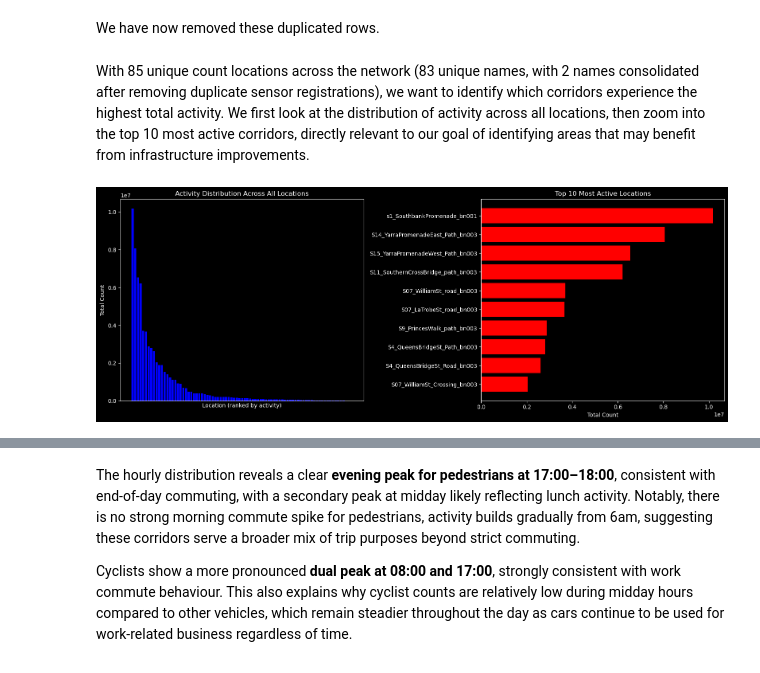
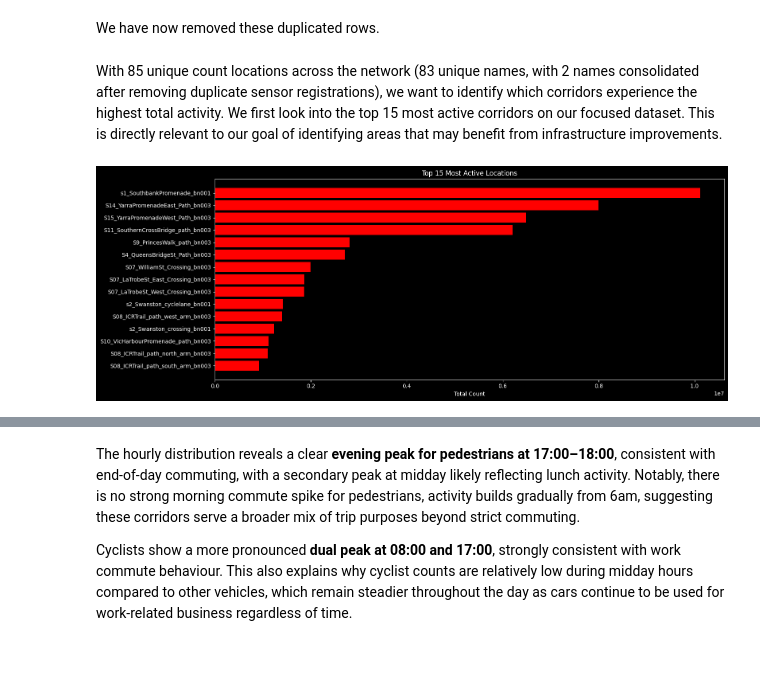
Before and after one commit to notfatdan/37373Project, a Jupyter notebook: Project Template Programming for Data Analysis Autumn 2026.ipynb, the cells around one changed output, grey strips where cells are left out. Cells and saved outputs as stored; diff of their text form; code cells hidden in the pictures.

```diff
--- a/Project Template Programming for Data Analysis Autumn 2026.ipynb
+++ b/Project Template Programming for Data Analysis Autumn 2026.ipynb
@@ -154,16 +154,3 @@ quarter                             int64
 dtype: object
 # %% [markdown]
 We will also add some extra columns that will be used in data exploration:
-# %%
-df["month"] = df["from"].dt.month # add months to df
-df["day_of_week"] = df["from"].dt.day_name().astype("category") # add day of week
-
-# group all non-focus transportation types into other in "class_group" column (focus transportation are pedestrian and cyclist)
-df["class_group"] = df["class"].map(lambda x: x if x in ["pedestrian", "cyclist"] else "other").astype("category")
-
-def get_season(month):
-    if month in [12, 1, 2]: return "Summer"
-    elif month in [3, 4, 5]: return "Autumn"
-    elif month in [6, 7, 8]: return "Winter"
-    else: return "Spring"
-df["season"] = df["month"].map(get_season).astype("category")
@@ -169,0 +166,4 @@ df["season"] = df["month"].map(get_season).astype("category")
+# %%
+df_focused = df[df["class"].isin(["pedestrian", "cyclist"])].copy()
+df_focused["class"] = df_focused["class"].cat.remove_unused_categories()
+print(df_focused["class"].value_counts())
@@ -242,37 +247,30 @@ Rows after deduplication: 5810982
 # %% [markdown]
 We have now removed these duplicated rows.
 # %% [markdown]
-With 85 unique count locations across the network (83 unique names, with 2 names consolidated after removing duplicate sensor registrations), we want to identify which corridors experience the highest total activity. We first look at the distribution of activity across all locations, then zoom into the top 10 most active corridors, directly relevant to our goal of identifying areas that may benefit from infrastructure improvements.
+With 85 unique count locations across the network (83 unique names, with 2 names consolidated after removing duplicate sensor registrations), we want to identify which corridors experience the highest total activity. We first look into the top 15 most active corridors on our focused dataset. This is directly relevant to our goal of identifying areas that may benefit from infrastructure improvements.
 # %%
 import matplotlib.pyplot as plt
 plt.style.use("dark_background") # cooler plots
 
 # Total activity per location
 location_totals = (
-    df.groupby("countlineName")["count"]
+    df_focused.groupby("countlineName")["count"]
     .sum()
     .sort_values(ascending=False)
     .reset_index()
 )
 
-fig, axes = plt.subplots(1, 2, figsize=(16, 6))
+fig, axes = plt.subplots(figsize=(16, 6))
 
-# All locations distribution
-axes[0].bar(range(len(location_totals)), location_totals["count"], color="blue")
-axes[0].set_title("Activity Distribution Across All Locations")
-axes[0].set_xlabel("Location (ranked by activity)")
-axes[0].set_ylabel("Total Count")
-axes[0].set_xticks([])  # too many names to show
-
-# Top 10
-top10 = location_totals.head(10)
-axes[1].barh(top10["countlineName"], top10["count"], color="red")
-axes[1].set_title("Top 10 Most Active Locations")
-axes[1].set_xlabel("Total Count")
-axes[1].set_ylabel("")
-axes[1].invert_yaxis()
+# Top 15
+top15 = location_totals.head(15)
+axes.barh(top15["countlineName"], top15["count"], color="red")
+axes.set_title("Top 15 Most Active Locations")
+axes.set_xlabel("Total Count")
+axes.set_ylabel("")
+axes.invert_yaxis()
 
 plt.tight_layout()
 plt.show()
 # %% [output]
-[figure, old version]
+[figure, new version]
```
Also changed, not shown: parts of 21 cells of this notebook, 2 other files.
